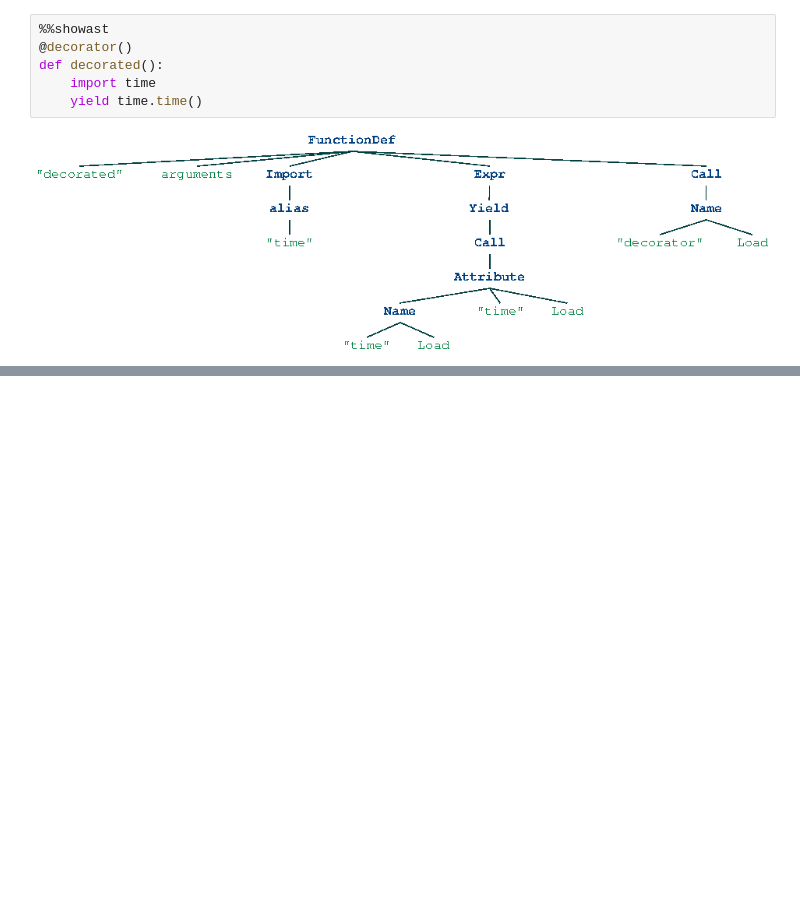
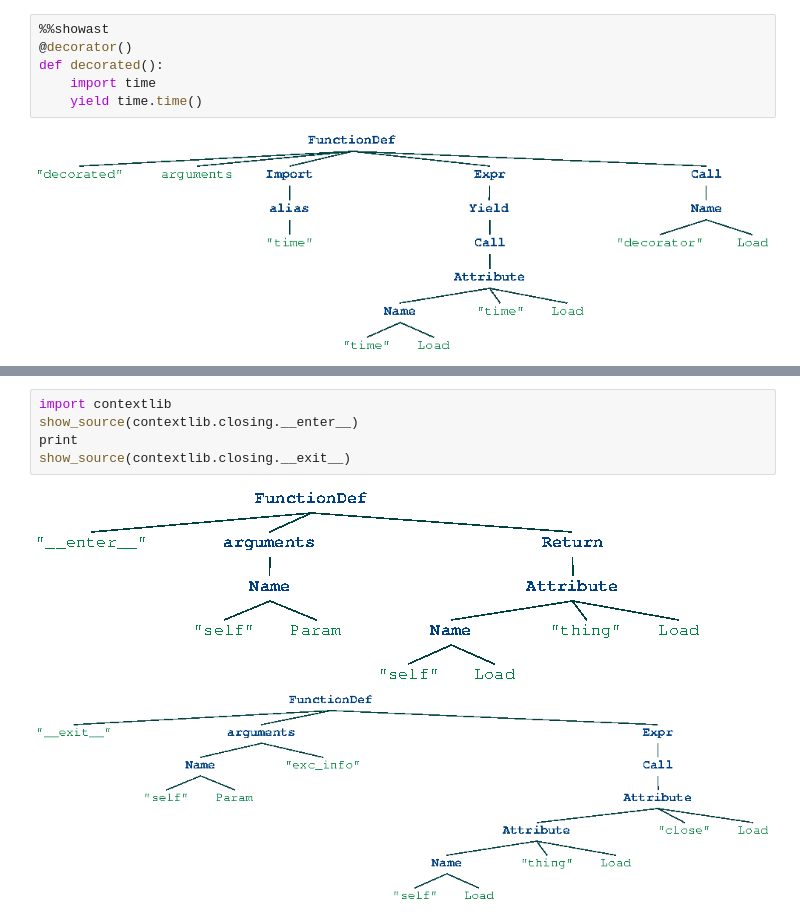
Before and after one commit to hchasestevens/show_ast, a Jupyter notebook: Example.ipynb, the cells around one changed output, grey strips where cells are left out. Drawn from its saved outputs; the diff is of its cells as text; blank space fills up the shorter version.

```diff
--- a/Example.ipynb
+++ b/Example.ipynb
@@ -46,0 +55,8 @@ def decorated():
+# %%
+import contextlib
+show_source(contextlib.closing.__enter__)
+print
+show_source(contextlib.closing.__exit__)
+# %% [output]
+[figure, added]
+[figure, added]
```
Also changed, not shown: parts of 1 cell of this notebook, 1 other file.
